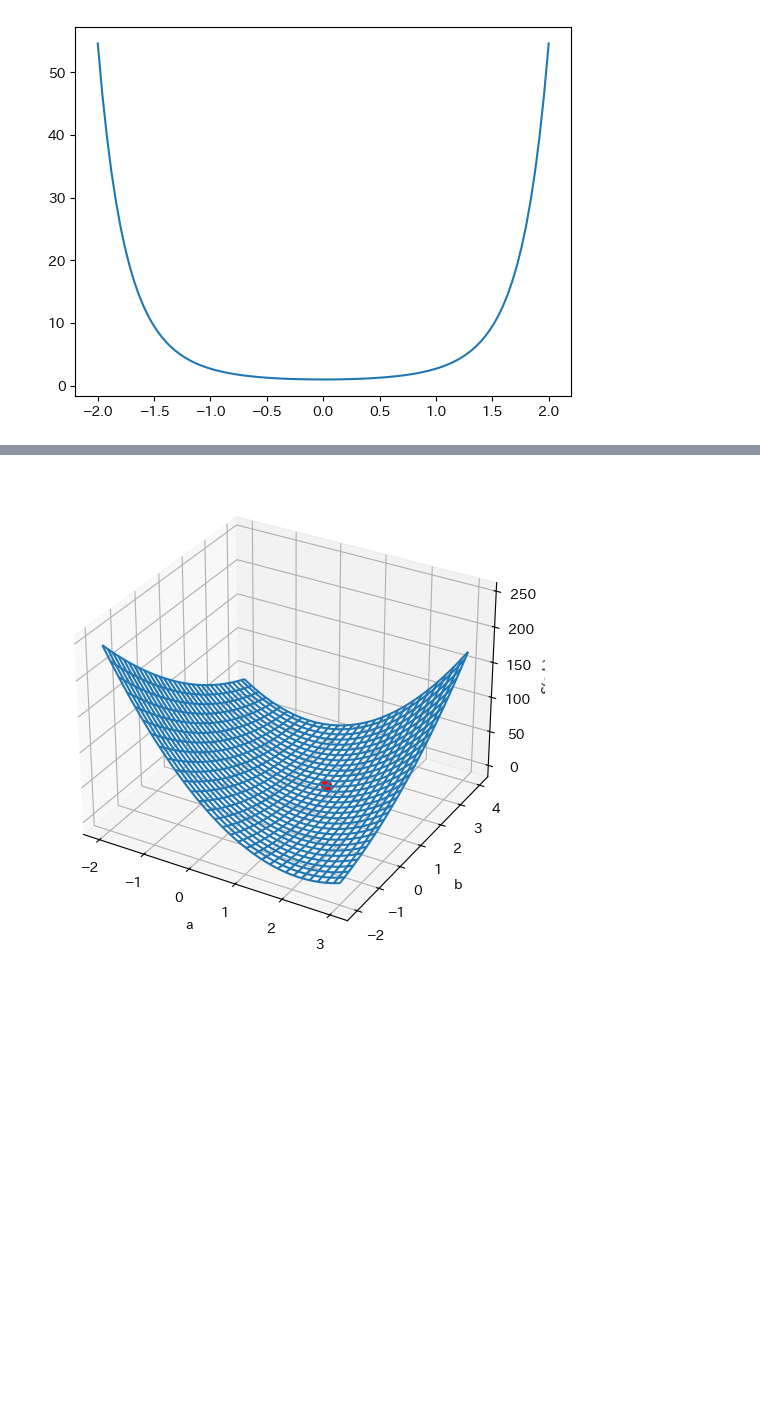
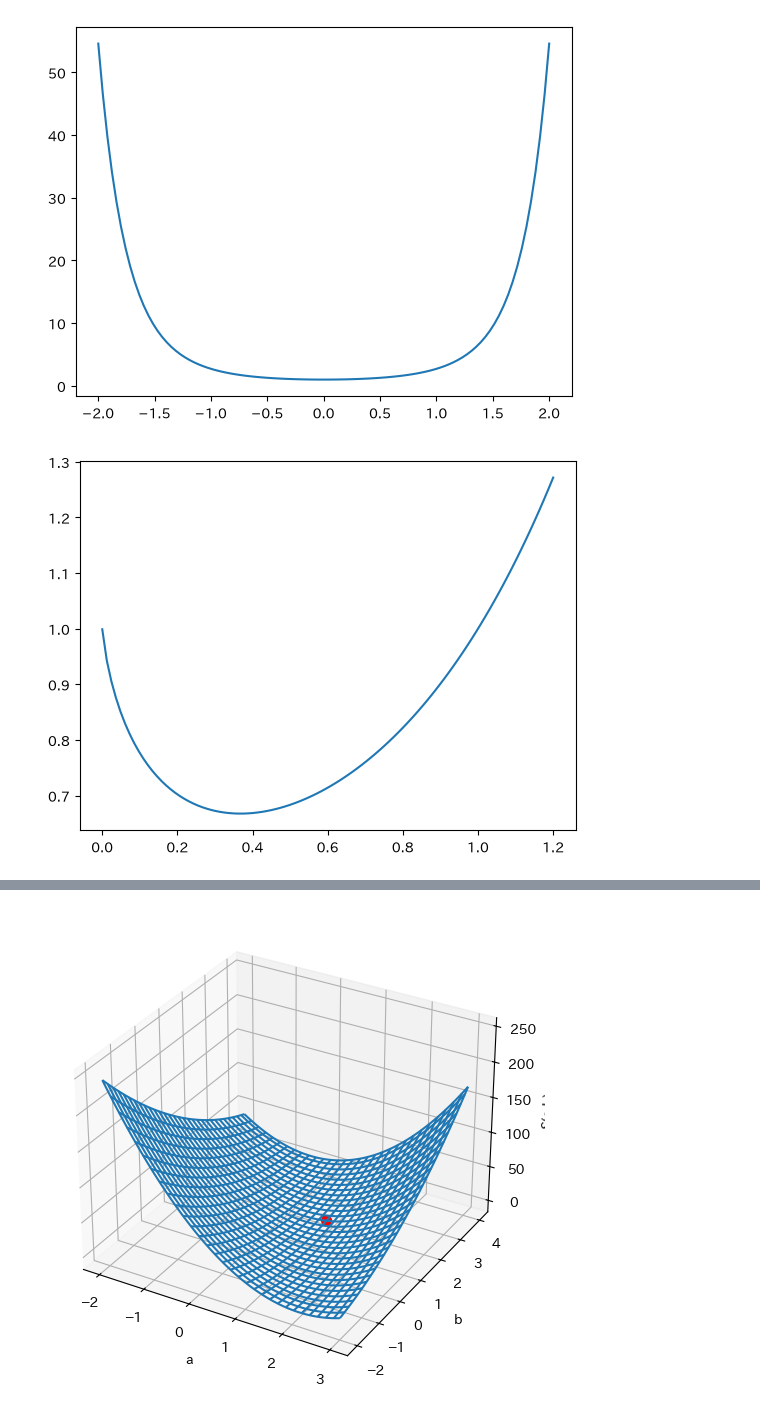
Before and after one commit to tamura003-toyo/dsmath1, a Jupyter notebook: notebooks/10.ipynb, the cells around one changed output, grey strips where cells are left out. Drawn from its saved outputs; the diff is of its cells as text; code cells hidden in the pictures; blank space fills up the shorter version.

```diff
--- a/notebooks/10.ipynb
+++ b/notebooks/10.ipynb
@@ -13,9 +15,11 @@ plt.show()
 # %% [output]
 [figure]
 # %%
-xx = np.linspace(-2, 2, 100)
+xx = np.linspace(1e-4, 1.2, 100)
 yy = 3**(xx*np.log(xx))
 
 plt.plot(xx, yy)
 #plt.savefig('../images/10_ols1.png')
 plt.show()
+# %% [output]
+[figure, added]
```
Also changed, not shown: parts of 5 cells of this notebook, 20 other files.
